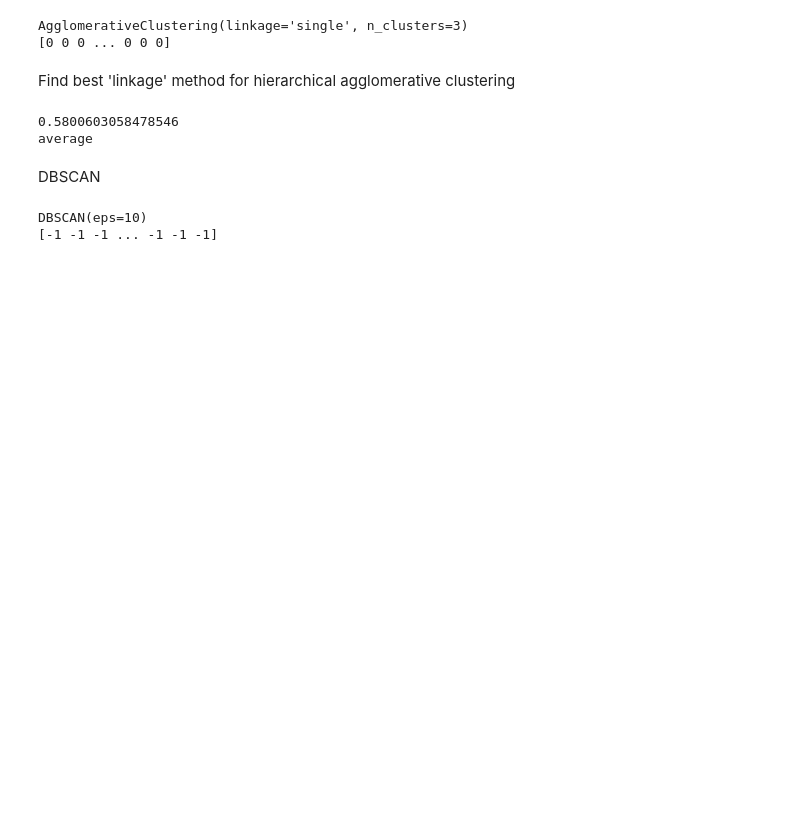
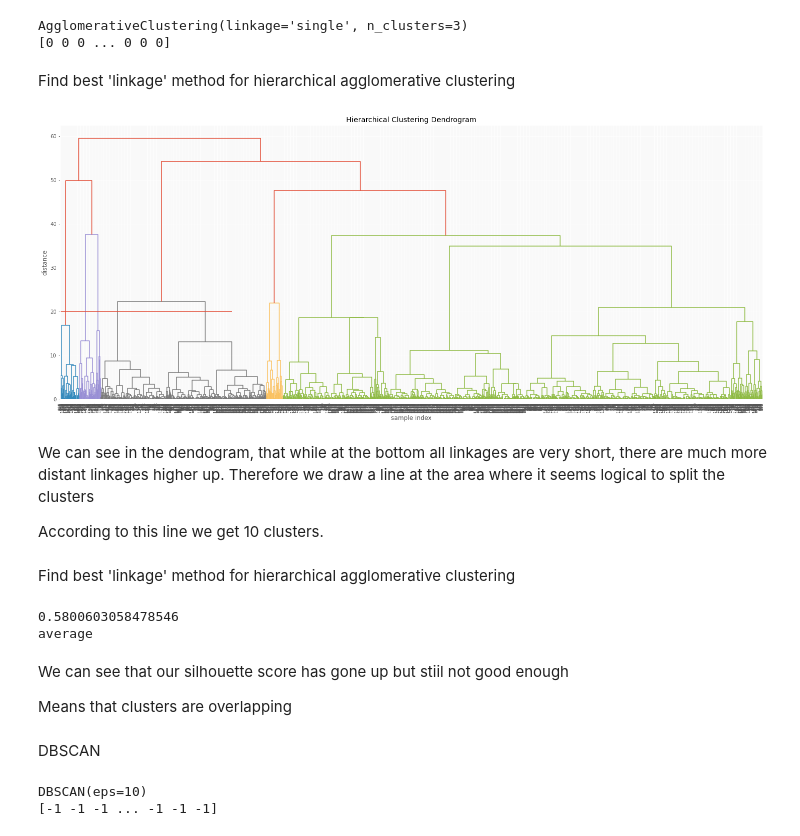
Before and after one commit to yanivlav/AmazonBestSellerPrediction, a Jupyter notebook: AmazonBestSellersPrediction.ipynb, the cells around one changed output. Drawn from its saved outputs; the diff is of its cells as text; code cells hidden in the pictures; blank space fills up the shorter version.

```diff
--- a/AmazonBestSellersPrediction.ipynb
+++ b/AmazonBestSellersPrediction.ipynb
@@ -1431,6 +1469,26 @@ AgglomerativeClustering(linkage='single', n_clusters=3)
 [0 0 0 ... 0 0 0]
 # %% [markdown]
 Find best 'linkage' method for hierarchical agglomerative clustering
+# %%
+Z = linkage(dfScaled, 'ward')
+plt.figure(figsize=(25, 10))
+plt.title('Hierarchical Clustering Dendrogram')
+plt.xlabel('sample index')
+plt.ylabel('distance')
+dendrogram(Z,
+           leaf_rotation=90.,
+           leaf_font_size=8.,
+           )
+plt.hlines(20, 0, 4000)
+plt.show()
+# %% [output]
+[figure, added]
+# %% [markdown]
+We can see in the dendogram, that while at the bottom all linkages are very short, there are much more distant linkages higher up. Therefore we draw a line at the area where it seems logical to split the clusters
+
+According to this line we get 10 clusters.
+# %% [markdown]
+Find best 'linkage' method for hierarchical agglomerative clustering
 # %%
 def get_best_linkage_method(dataset, num_clusters, linkage_options):
 
@@ -1462,6 +1520,10 @@ print(best_linkage_method)
 # %% [output]
 0.5800603058478546
 average
+# %% [markdown]
+We can see that our silhouette score has gone up but stiil not good enough
+
+Means that clusters are overlapping
 # %% [markdown]
 DBSCAN
 # %%
```
Also changed, not shown: parts of 16 cells of this notebook.
